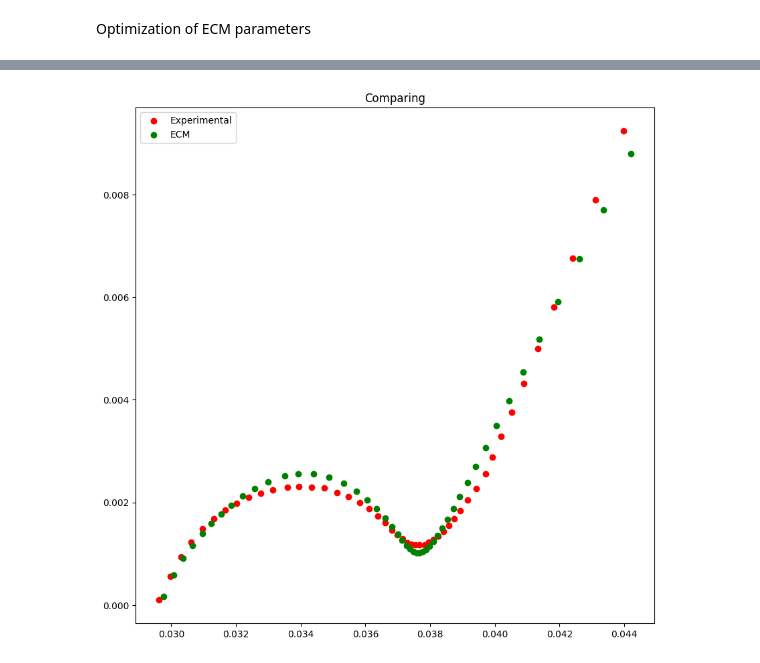
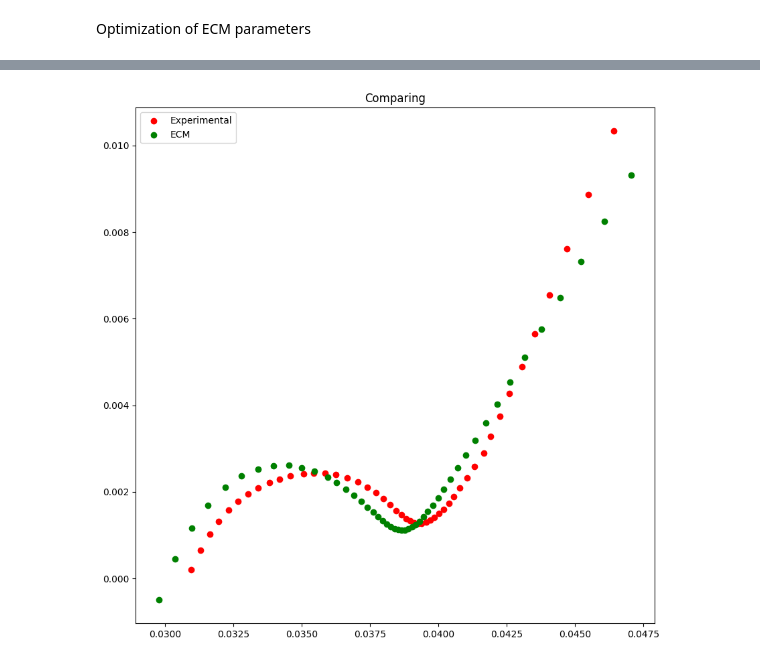
Before and after one commit to samaard2001/EIS-code, a Jupyter notebook: Code/EIS_degrad_params.ipynb, the cells around one changed output, grey strips where cells are left out. Cells and saved outputs as stored; diff of their text form; code cells hidden in the pictures.

```diff
--- a/Code/EIS_degrad_params.ipynb
+++ b/Code/EIS_degrad_params.ipynb
@@ -25,7 +25,7 @@ Uploading experimental data
 
 def get_exp_data(i, d):
     z_list = []
-    file = "/Users/synnemard/Desktop/lithium_ion/EIS data/MJ1_01_EIS-SoC_01-05/MJ1_01_EIS-SoC_0"+str(i)+"/"+d+"EISGALV3V587.DTA"
+    file = "/Users/synnemard/Desktop/lithium_ion/EIS_data/MJ1_01_EIS-SoC_01-05/MJ1_01_EIS-SoC_0"+str(i)+"/"+d+"EISGALV3V587.DTA"
     ca = Impedance(file)
     ca.load(filename=file)
 
@@ -141,9 +141,9 @@ def list_to_dict(c_elem, optimized_values):
     keys = list(c_elem.keys())
     return dict(zip(keys, optimized_values))
 # %%
-exp_real = np.array(get_exp_data(4, "")[0][0])
-exp_imag = np.array(get_exp_data(4, "")[0][1])
-frequencies = np.array(get_exp_data(4, "")[1])
+exp_real = np.array(get_exp_data(5, "")[0][0])
+exp_imag = np.array(get_exp_data(5, "")[0][1])
+frequencies = np.array(get_exp_data(5, "")[1])
 
 
 # Angular frequencies
@@ -161,9 +161,8 @@ def cpe_imp(omega, Q, alpha):
 def i_imp(omega, L):
     return 1j*omega*L
 
-# function for difference between the ECM model and the experimental values
-def diff_func(comp, exp_real, exp_imag):
 
+def calc_Z(comp):
     # Update c_elem dictionary from the flat parameter list (comp)
     c_elem_up = list_to_dict(c_elem, comp)
 
@@ -177,6 +176,18 @@ def diff_func(comp, exp_real, exp_imag):
     Z1 =  1/(1/(c_elem_up["R_ct1"] + Z_W1) + 1/Z_cdl1)
     Z2 =  1/(1/(c_elem_up["R_ct2"] + Z_W2) + 1/Z_cdl2)
     Z = Z_L + c_elem_up["R_el"] + Z1 + Z2
+
+    Z1 =  1/(1/(c_elem_up["R_ct1"] + Z_W1) + 1/Z_cdl1)
+    Z2 =  1/(1/(c_elem_up["R_ct2"]) + 1/Z_cdl2)
+    Z = Z_L + c_elem_up["R_el"] + Z1 + Z2
+    return Z
+
+
+
+# function for difference between the ECM model and the experimental values
+def diff_func(comp, exp_real, exp_imag):
+
+    Z = calc_Z(comp)
 
     diff_real = Z.real - exp_real
     diff_imag = Z.imag - exp_imag
@@ -227,0 +220,5 @@ plt.show()
+# %%
+Z_randles = calc_Z(opt.x)
+
+plt.plot(Z_randles.real, -Z_randles.imag)
+plt.show()
@@ -228,13 +227,13 @@ plt.show()
 # %%
 fig, ax = plt.subplots(figsize=(10, 10))
 ax.scatter(exp_real, -exp_imag, label=f"Experimental", color = 'red')
-ax.scatter(Z_randles().real, -Z_randles().imag, label = f'ECM', color = 'green')
+ax.scatter(Z_randles.real, -Z_randles.imag, label = f'ECM', color = 'green')
 
 #ax.set_xlim(0.016, 0.045)
 #ax.set_ylim(0, 0.012)
 
 plt.legend()
 plt.title("Comparing")
 plt.show()
 # %% [output]
-[figure, old version]
+[figure, new version]
```
Also changed, not shown: parts of 3 cells of this notebook, 2 other files.
